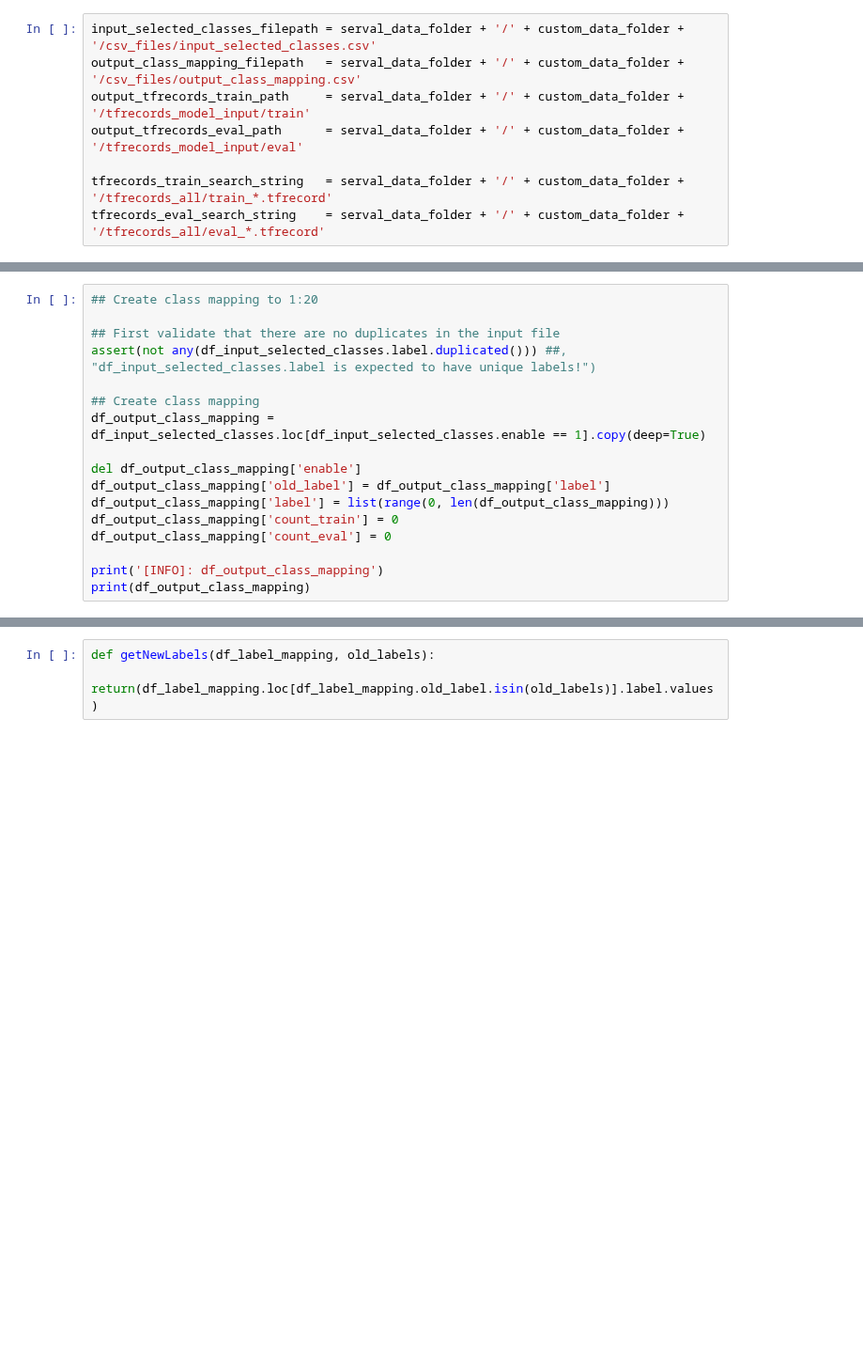
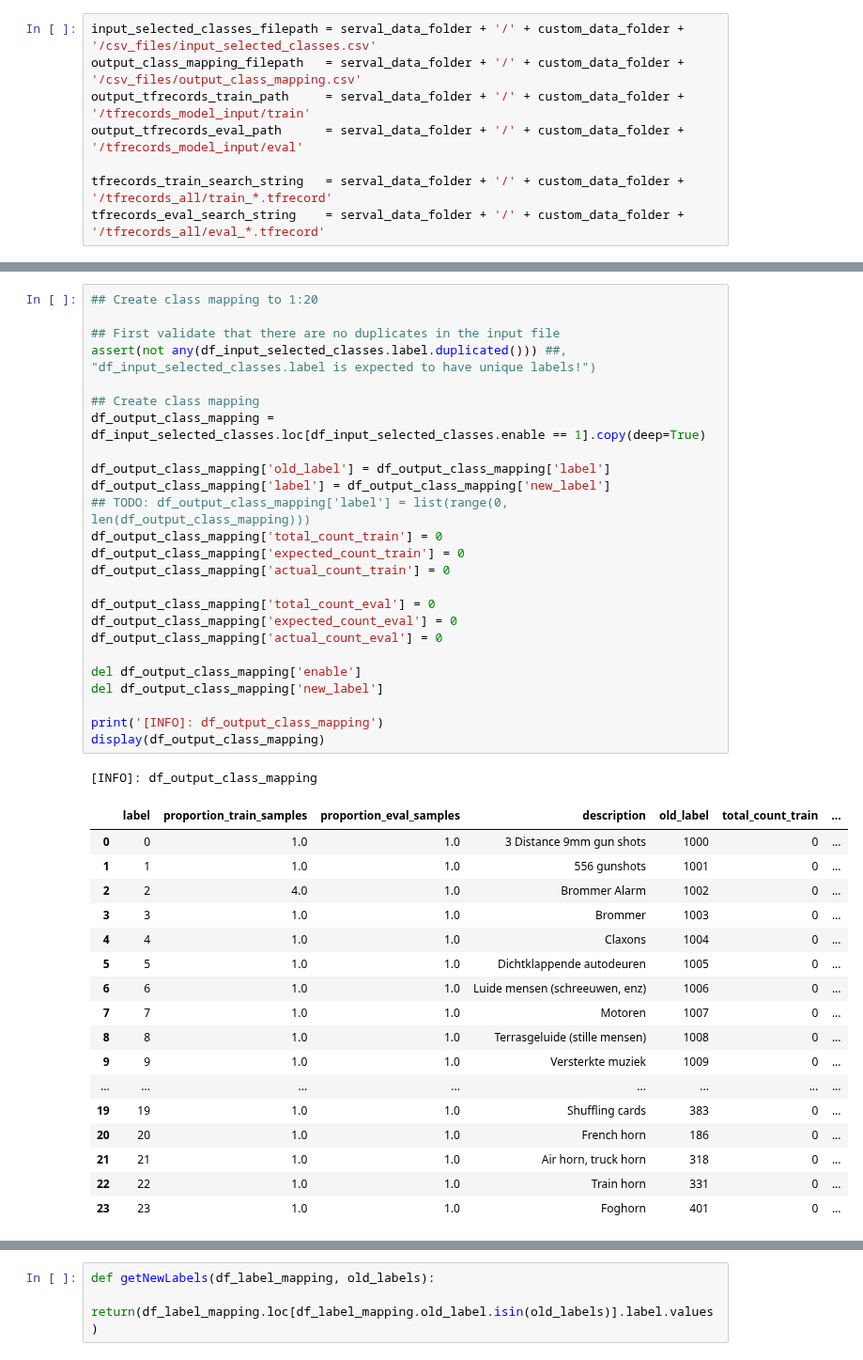
Before and after one commit to SensingClues/serval, a Jupyter notebook: serval/00-03-01-TFecord-re-labeling-and-batches.ipynb, the cells around one changed output, grey strips where cells are left out. Shown at 94% size. Drawn from its saved outputs; the diff is of its cells as text; blank space fills up the shorter version.

Commit message:
ADD: Proportions and oversamplnig of samples

```diff
--- a/serval/00-03-01-TFecord-re-labeling-and-batches.ipynb
+++ b/serval/00-03-01-TFecord-re-labeling-and-batches.ipynb
@@ -37,18 +67,45 @@ print(df_input_selected_classes)
 # %%
 ## Create class mapping to 1:20
 
 ## First validate that there are no duplicates in the input file
 assert(not any(df_input_selected_classes.label.duplicated())) ##, "df_input_selected_classes.label is expected to have unique labels!")
 
 ## Create class mapping
 df_output_class_mapping = df_input_selected_classes.loc[df_input_selected_classes.enable == 1].copy(deep=True)
 
+df_output_class_mapping['old_label'] = df_output_class_mapping['label']
+df_output_class_mapping['label'] = df_output_class_mapping['new_label']
+## TODO: df_output_class_mapping['label'] = list(range(0, len(df_output_class_mapping)))
+df_output_class_mapping['total_count_train'] = 0
+df_output_class_mapping['expected_count_train'] = 0
+df_output_class_mapping['actual_count_train'] = 0
+
+df_output_class_mapping['total_count_eval'] = 0
+df_output_class_mapping['expected_count_eval'] = 0
+df_output_class_mapping['actual_count_eval'] = 0
+
 del df_output_class_mapping['enable']
-df_output_class_mapping['old_label'] = df_output_class_mapping['label']
-df_output_class_mapping['label'] = list(range(0, len(df_output_class_mapping)))
-df_output_class_mapping['count_train'] = 0
-df_output_class_mapping['count_eval'] = 0
+del df_output_class_mapping['new_label']
 
 print('[INFO]: df_output_class_mapping')
-print(df_output_class_mapping)
+display(df_output_class_mapping)
+# %% [output]
+[INFO]: df_output_class_mapping
+|  | label | proportion_train_samples | proportion_eval_samples | description | old_label | total_count_train | ... |
+| 0 | 0 | 1.0 | 1.0 | 3 Distance 9mm gun shots | 1000 | 0 | ... |
+| 1 | 1 | 1.0 | 1.0 | 556 gunshots | 1001 | 0 | ... |
+| 2 | 2 | 4.0 | 1.0 | Brommer Alarm | 1002 | 0 | ... |
+| 3 | 3 | 1.0 | 1.0 | Brommer | 1003 | 0 | ... |
+| 4 | 4 | 1.0 | 1.0 | Claxons | 1004 | 0 | ... |
+| 5 | 5 | 1.0 | 1.0 | Dichtklappende autodeuren | 1005 | 0 | ... |
+| 6 | 6 | 1.0 | 1.0 | Luide mensen (schreeuwen, enz) | 1006 | 0 | ... |
+| 7 | 7 | 1.0 | 1.0 | Motoren | 1007 | 0 | ... |
+| 8 | 8 | 1.0 | 1.0 | Terrasgeluide (stille mensen) | 1008 | 0 | ... |
+| 9 | 9 | 1.0 | 1.0 | Versterkte muziek | 1009 | 0 | ... |
+| ... | ... | ... | ... | ... | ... | ... | ... |
+| 19 | 19 | 1.0 | 1.0 | Shuffling cards | 383 | 0 | ... |
+| 20 | 20 | 1.0 | 1.0 | French horn | 186 | 0 | ... |
+| 21 | 21 | 1.0 | 1.0 | Air horn, truck horn | 318 | 0 | ... |
+| 22 | 22 | 1.0 | 1.0 | Train horn | 331 | 0 | ... |
+| 23 | 23 | 1.0 | 1.0 | Foghorn | 401 | 0 | ... |
 # %%
```
Also changed, not shown: parts of 12 cells of this notebook, 4 other files.
